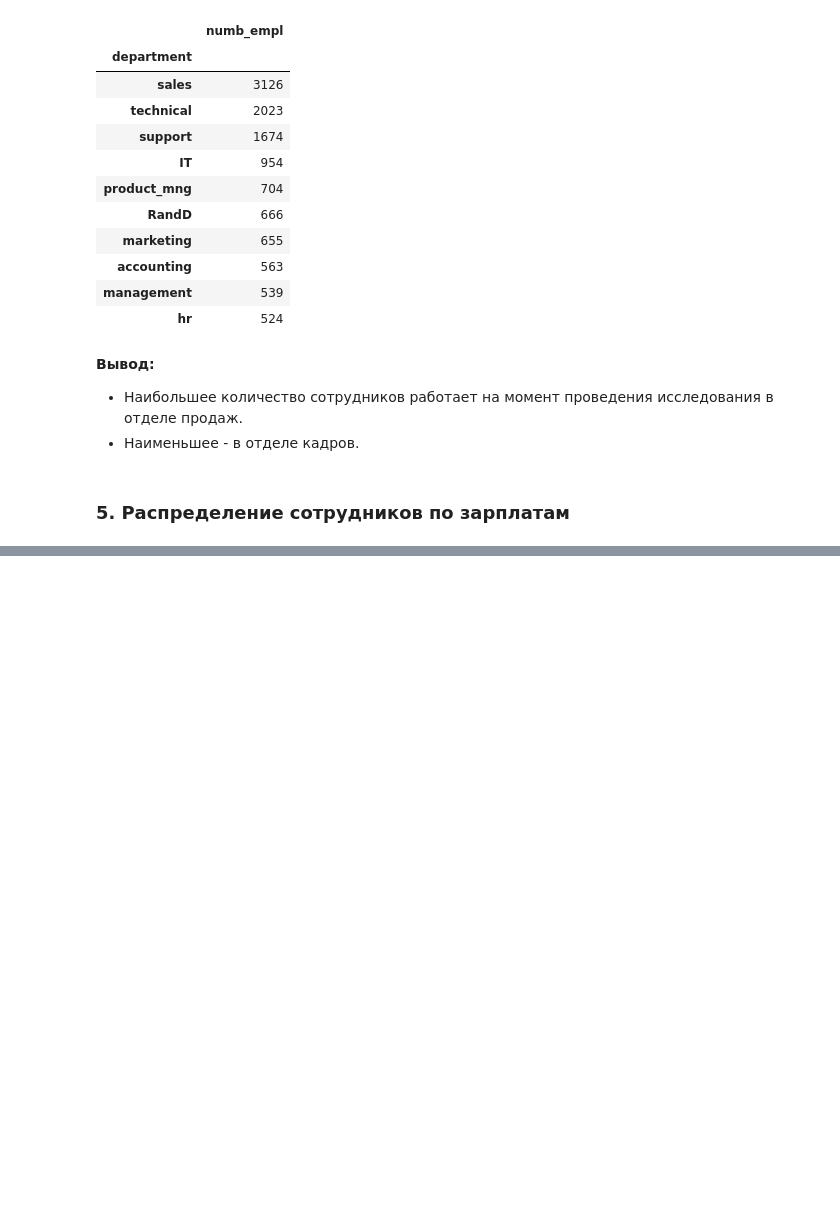
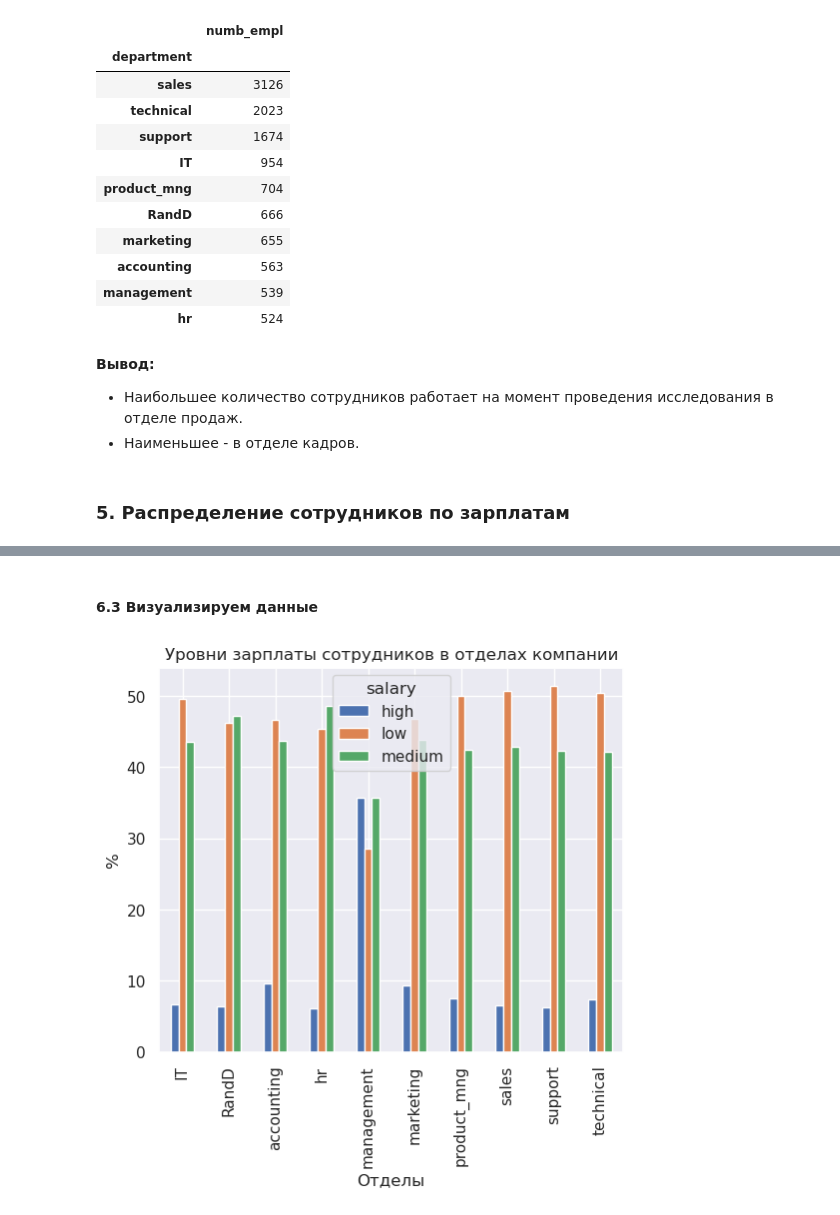
Before and after one commit to BalshowAndrew/python_statistic, a Jupyter notebook: final_work.ipynb, the cells around one changed output, grey strips where cells are left out. Drawn from its saved outputs; the diff is of its cells as text; code cells hidden in the pictures; blank space fills up the shorter version.

```diff
--- a/final_work.ipynb
+++ b/final_work.ipynb
@@ -263,0 +314,8 @@ numb_empl
+# %%
+departm_salary_percent_df = hr_df.pivot_table(
+    index='department',
+    columns='salary',
+    values='satisfaction_level',
+    aggfunc='count',
+).apply(lambda x: round(x*100/sum(x), 2), axis=1)
+departm_salary_percent_df
@@ -263,0 +335,10 @@ numb_empl
+# %% [markdown]
+#### 6.3 Визуализируем данные
+# %%
+departm_salary_percent_df.plot(kind='bar')
+plt.title('Уровни зарплаты сотрудников в отделах компании')
+plt.xlabel('Отделы')
+plt.ylabel('%')
+plt.show();
+# %% [output]
+[figure, added]
```
Also changed, not shown: parts of 13 cells of this notebook.
